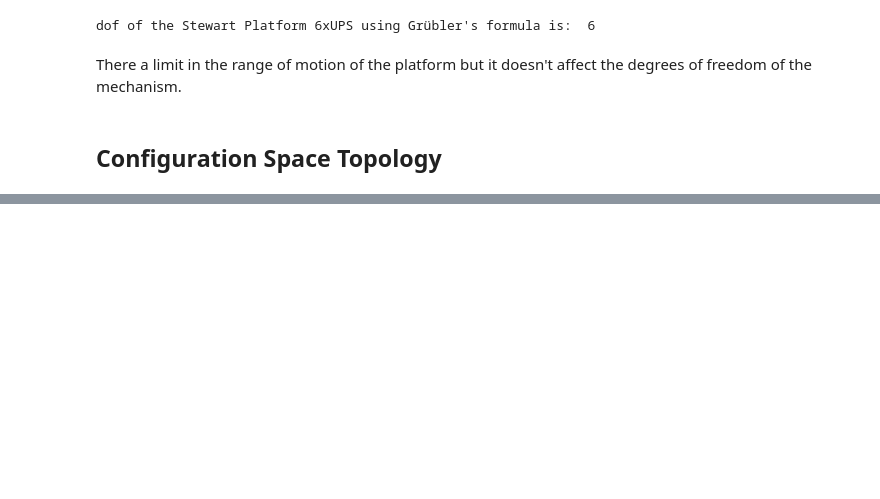
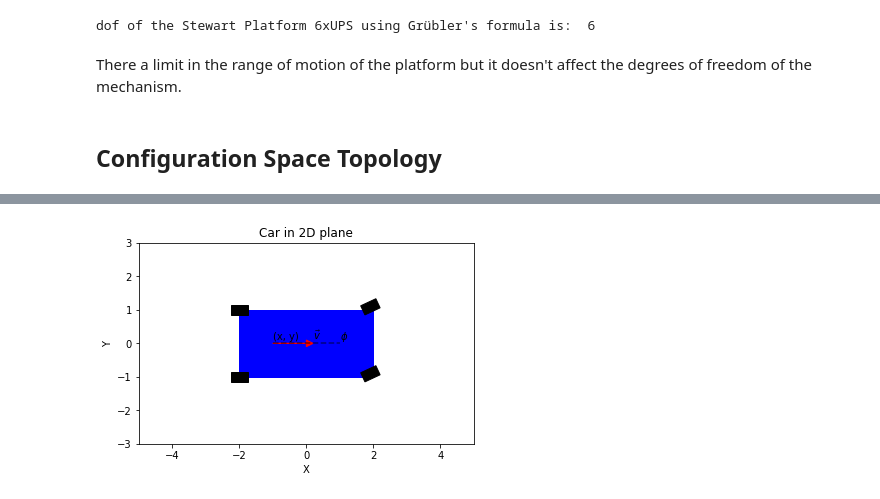
Before and after one commit to AlrIsmail/robotics_fundamentals, a Jupyter notebook: foundation_robot_motion.ipynb, the cells around one changed output, grey strips where cells are left out. Saved outputs shown, nothing was run; the diff lists cells and outputs as text; code cells hidden in the pictures; blank space fills up the shorter version.

```diff
--- a/foundation_robot_motion.ipynb
+++ b/foundation_robot_motion.ipynb
@@ -434,0 +598,65 @@ There a limit in the range of motion of the platform but it doesn't affect the d
+# %%
+# Example of a car moving in a 2D plane
+# Define the chassis dimensions
+chassis_length = 4  # Length of the chassis
+chassis_width = 2   # Width of the chassis
+
+# Define the wheel dimensions
+wheel_length = 0.5  # Length of the wheels
+wheel_width = 0.3   # Width of the wheels
+
+# Define the chassis position
+chassis_x = 0       # x-coordinate of the chassis (rear center)
+chassis_y = 0       # y-coordinate of the chassis (rear center)
+
+# Define the velocity vector
+velocity_x = 1      # x-component of the velocity vector
+velocity_y = 0      # y-component of the velocity vector
+
+# Create the figure and axis
+fig, ax = plt.subplots()
+
+# Plot the chassis
+chassis = plt.Rectangle((chassis_x - chassis_length / 2, chassis_y - chassis_width / 2),
+                        chassis_length, chassis_width, color='blue')
+ax.add_patch(chassis)
+
+# Plot the wheels
+wheel_positions = [(-chassis_length / 2, -chassis_width / 2),
+                   (-chassis_length / 2, chassis_width / 2),
+                   (chassis_length / 2, -chassis_width / 2),
+                   (chassis_length / 2, chassis_width / 2)]
+
+wheel_rotations = [0, 0, 25, 25]  # Rotation angles for each wheel
+
+for wheel_pos, wheel_rot in zip(wheel_positions, wheel_rotations):
+    # Calculate the rotated wheel position
+    x_rotated = wheel_pos[0]
+    y_rotated = wheel_pos[1]
+
+    # Create the rotated wheel rectangle
+    wheel = plt.Rectangle((chassis_x + x_rotated - wheel_length / 2, chassis_y + y_rotated - wheel_width / 2),
+                          wheel_length, wheel_width, angle=wheel_rot, color='black')
+    ax.add_patch(wheel)
+
+# add the origin x and y
+plt.text(chassis_x - 1, chassis_y + 0.1, '(x, y)')
+# add \phi for the rotation angle with zebra line
+plt.plot([chassis_x - 1, chassis_x - 1 + velocity_x + 1], [chassis_y, chassis_y + velocity_y], 'k--', alpha=0.5)
+plt.text(chassis_x - 1 + velocity_x + 1, chassis_y + velocity_y + 0.1, r'$\phi$')
+# Add the velocity vector
+ax.arrow(chassis_x - 1, chassis_y, velocity_x, velocity_y, head_width=0.2, head_length=0.2, fc='red', ec='red')
+# add text with the velocity vector
+plt.text(chassis_x - 1 + velocity_x + 0.2, chassis_y + velocity_y + 0.1, r'$\vec{v}$')
+# Set plot properties
+ax.set_aspect('equal')
+ax.set_xlim(-5, 5)
+ax.set_ylim(-3, 3)
+ax.set_xlabel('X')
+ax.set_ylabel('Y')
+ax.set_title('Car in 2D plane')
+
+# Show the plot
+plt.show()
+# %% [output]
+[figure, added]
```
Also changed, not shown: parts of 21 cells of this notebook, 5 other files.
